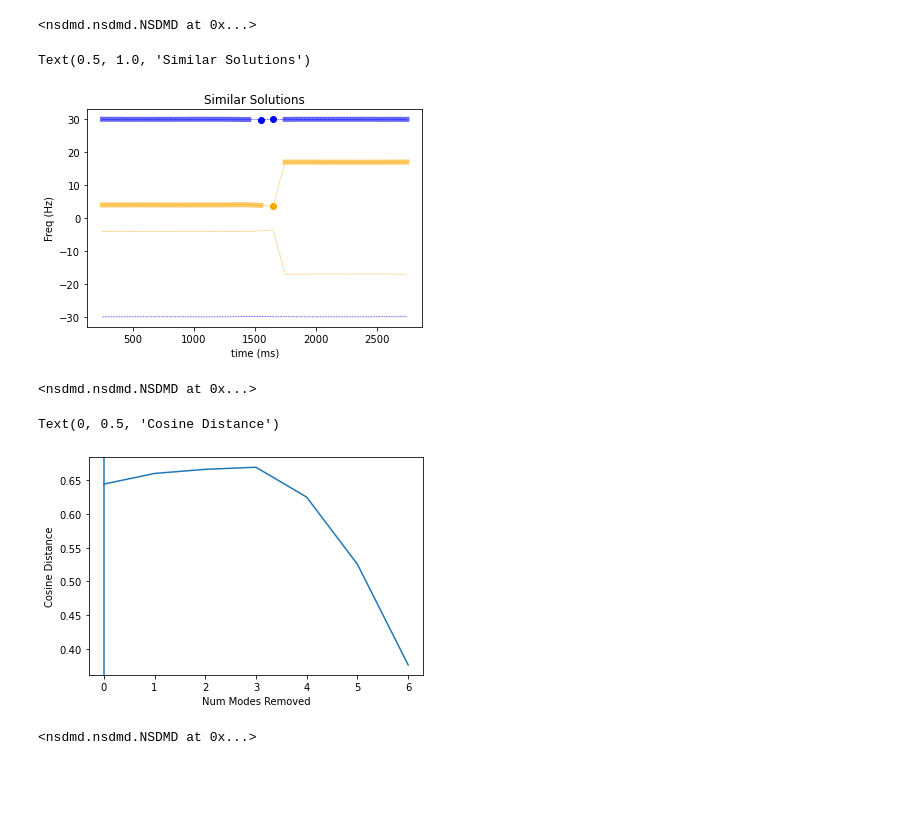
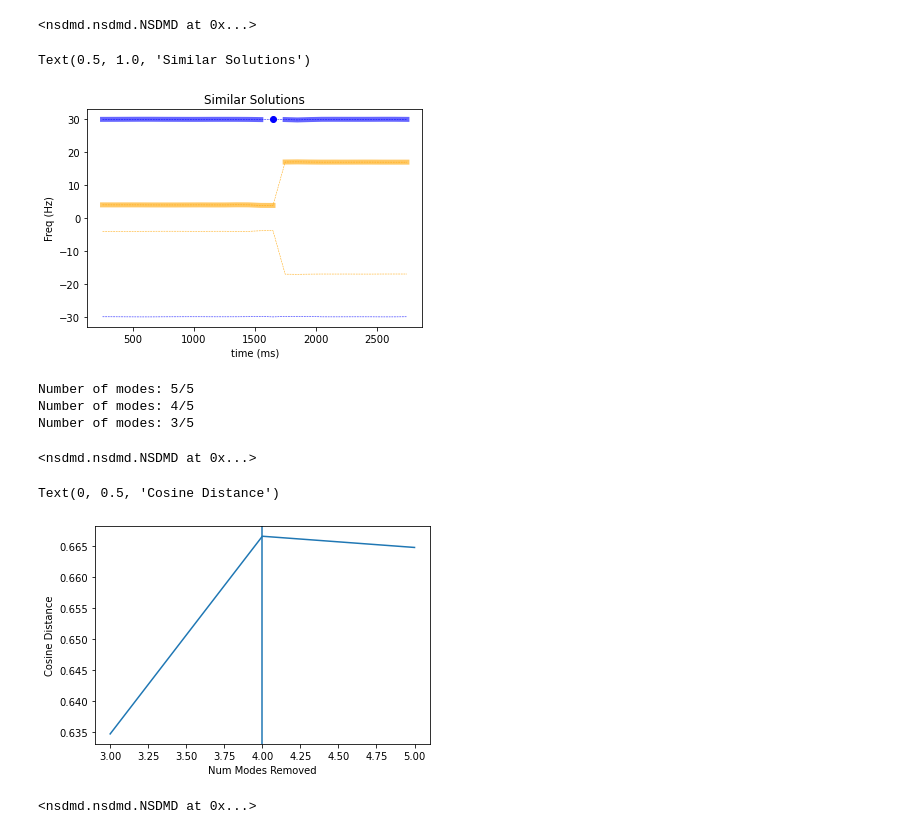
Before and after one commit to learning-2-learn/nsdmd, a Jupyter notebook: examples/two_network_demo.ipynb, the cells around one changed output. Saved outputs shown, nothing was run; the diff lists cells and outputs as text; code cells hidden in the pictures; blank space fills up the shorter version.

Commit message:
Added gradient descent as well as made return of reduction method more sensible

```diff
--- a/examples/two_network_demo.ipynb
+++ b/examples/two_network_demo.ipynb
@@ -55,5 +55,6 @@ Text(0, 0.5, 'Channel')
 # %%
-model = nsdmd.NSDMD(opt_rank=4, sim_thresh_phi_amp=0.98)
+model = nsdmd.NSDMD(opt_rank=4, sim_thresh_phi_amp=0.98, verbose=True, feature_f_method='grad', \
+                    feature_final_num=2)
 model.fit_opt(x, t, t_step)
 # %% [output]
 <nsdmd.nsdmd.NSDMD at 0x...>
@@ -75,17 +76,22 @@ plt.ylabel('Freq (Hz)')
 plt.title('Similar Solutions')
 # %% [output]
 Text(0.5, 1.0, 'Similar Solutions')
-[figure, old version]
+[figure, new version]
+# %%
+model.feature_final_num=3
 # %%
 model.fit_reduction(x, len(t), t_step)
 # %% [output]
-<nsdmd.nsdmd.NSDMD at 0x...>
+Number of modes: 5/5
+Number of modes: 4/5
+Number of modes: 3/5
+<nsdmd.nsdmd.NSDMD at 0x...>
 # %%
-plt.plot(model.errors_)
-plt.axvline(0)
+plt.plot(model.num_modes_, model.errors_)
+plt.axvline(4)
 plt.xlabel('Num Modes Removed')
 plt.ylabel('Cosine Distance')
 # %% [output]
 Text(0, 0.5, 'Cosine Distance')
-[figure, old version]
+[figure, new version]
 # %%
```
Also changed, not shown: parts of 4 cells of this notebook, 1 other file.
